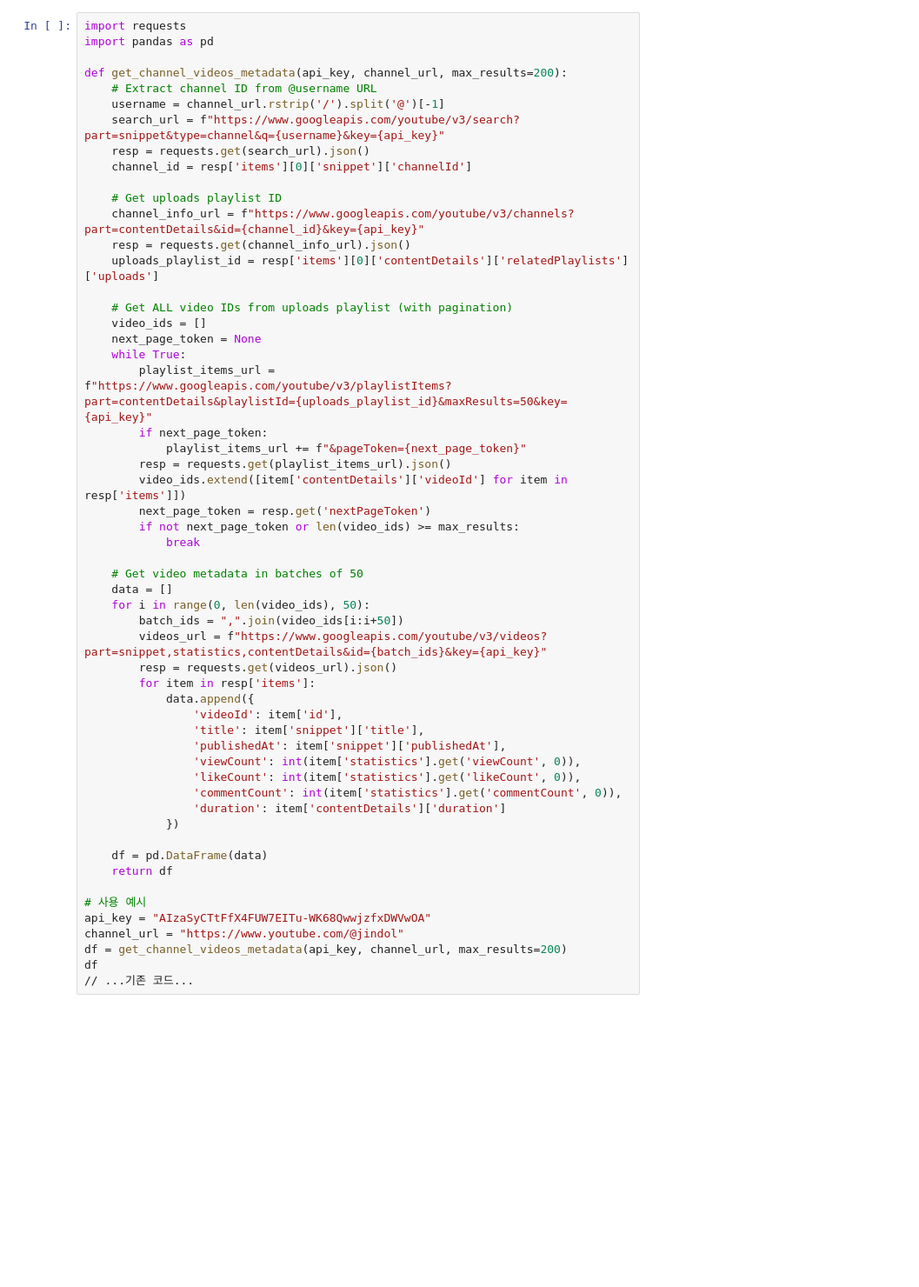
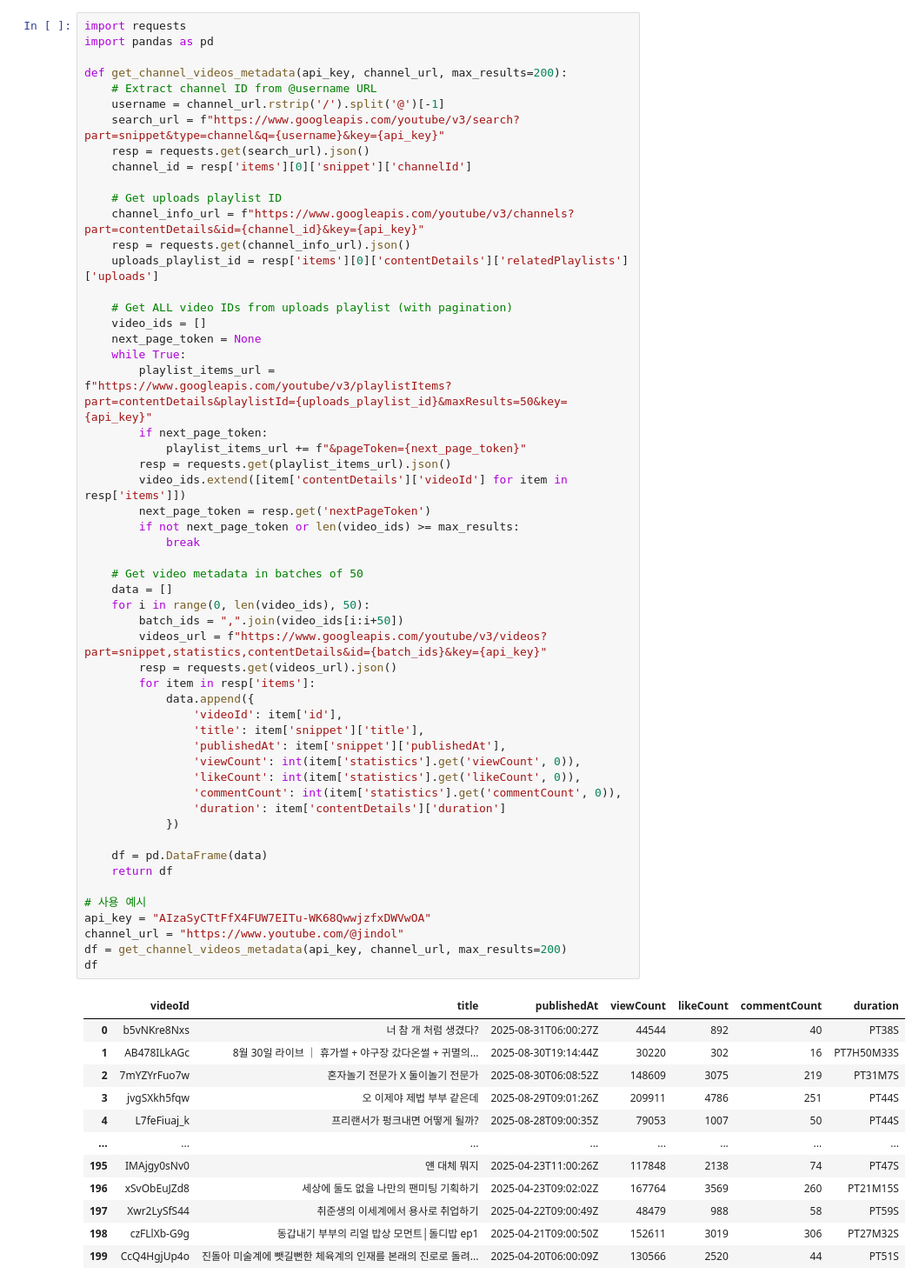
Before and after one commit to blessing1818/youtube, a Jupyter notebook: jin.ipynb, the cells around one changed output. Shown at 87% size. Drawn from its saved outputs; the diff is of its cells as text; blank space fills up the shorter version.

```diff
--- a/jin.ipynb
+++ b/jin.ipynb
@@ -26,31 +26,42 @@ def get_channel_videos_metadata(api_key, channel_url, max_results=200):
         next_page_token = resp.get('nextPageToken')
         if not next_page_token or len(video_ids) >= max_results:
             break
 
     # Get video metadata in batches of 50
     data = []
     for i in range(0, len(video_ids), 50):
         batch_ids = ",".join(video_ids[i:i+50])
         videos_url = f"https://www.googleapis.com/youtube/v3/videos?part=snippet,statistics,contentDetails&id={batch_ids}&key={api_key}"
         resp = requests.get(videos_url).json()
         for item in resp['items']:
             data.append({
                 'videoId': item['id'],
                 'title': item['snippet']['title'],
                 'publishedAt': item['snippet']['publishedAt'],
                 'viewCount': int(item['statistics'].get('viewCount', 0)),
                 'likeCount': int(item['statistics'].get('likeCount', 0)),
                 'commentCount': int(item['statistics'].get('commentCount', 0)),
                 'duration': item['contentDetails']['duration']
             })
 
     df = pd.DataFrame(data)
     return df
 
 # 사용 예시
 api_key = "AIzaSyCTtFfX4FUW7EITu-WK68QwwjzfxDWVwOA"
 channel_url = "https://www.youtube.com/@jindol"
 df = get_channel_videos_metadata(api_key, channel_url, max_results=200)
 df
-// ...기존 코드...
 # %% [output]
+|  | videoId | title | publishedAt | viewCount | likeCount | commentCount | duration |
+| 0 | b5vNKre8Nxs | 너 참 개 처럼 생겼다? | 2025-08-31T06:00:27Z | 44544 | 892 | 40 | PT38S |
+| 1 | AB478ILkAGc | 8월 30일 라이브 ｜ 휴가썰 + 야구장 갔다온썰 + 귀멸의... | 2025-08-30T19:14:44Z | 30220 | 302 | 16 | PT7H50M33S |
+| 2 | 7mYZYrFuo7w | 혼자놀기 전문가 X 둘이놀기 전문가 | 2025-08-30T06:08:52Z | 148609 | 3075 | 219 | PT31M7S |
+| 3 | jvgSXkh5fqw | 오 이제야 제법 부부 같은데 | 2025-08-29T09:01:26Z | 209911 | 4786 | 251 | PT44S |
+| 4 | L7feFiuaj_k | 프리랜서가 펑크내면 어떻게 될까? | 2025-08-28T09:00:35Z | 79053 | 1007 | 50 | PT44S |
+| ... | ... | ... | ... | ... | ... | ... | ... |
+| 195 | IMAjgy0sNv0 | 얜 대체 뭐지 | 2025-04-23T11:00:26Z | 117848 | 2138 | 74 | PT47S |
+| 196 | xSvObEuJZd8 | 세상에 둘도 없을 나만의 팬미팅 기획하기 | 2025-04-23T09:02:02Z | 167764 | 3569 | 260 | PT21M15S |
+| 197 | Xwr2LySfS44 | 취준생의 이세계에서 용사로 취업하기 | 2025-04-22T09:00:49Z | 48479 | 988 | 58 | PT59S |
+| 198 | czFLlXb-G9g | 동갑내기 부부의 리얼 밥상 모먼트│돌디밥 ep1 | 2025-04-21T09:00:50Z | 152611 | 3019 | 306 | PT27M32S |
+| 199 | CcQ4HgjUp4o | 진돌아 미술계에 뺏길뻔한 체육계의 인재를 본래의 진로로 돌려... | 2025-04-20T06:00:09Z | 130566 | 2520 | 44 | PT51S |
```
Also changed, not shown: parts of 16 cells of this notebook.
